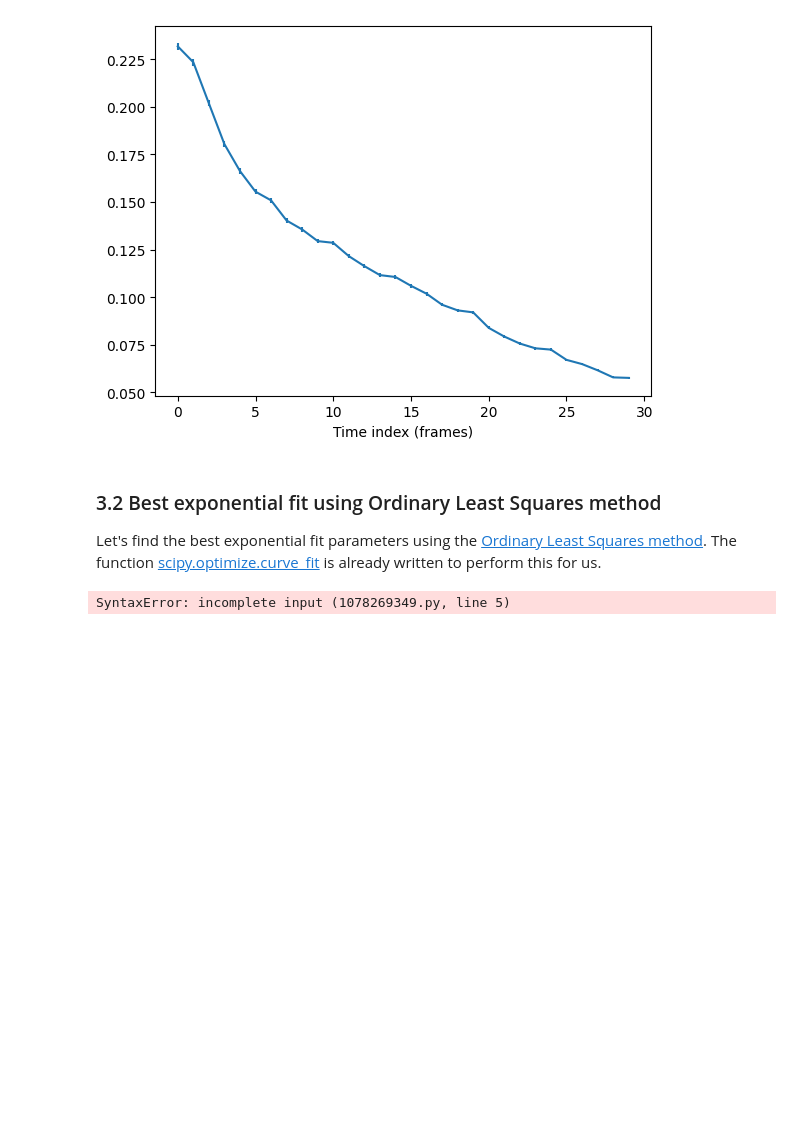
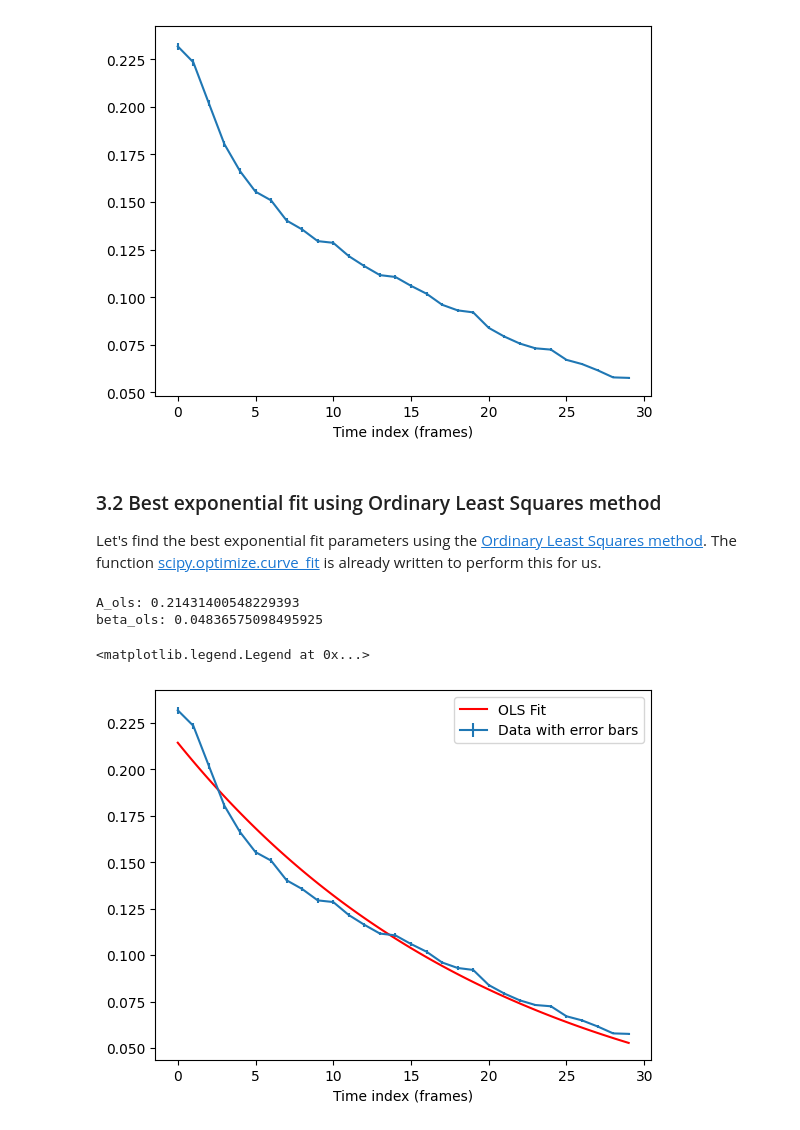
Before and after one commit to Marlon-Jost/PHYS5318_Experiemnt_2, a Jupyter notebook: PHYS5318_Lab2_femtosecond-2.ipynb, the cells around one changed output. Drawn from its saved outputs; the diff is of its cells as text; code cells hidden in the pictures; blank space fills up the shorter version.

```diff
--- a/PHYS5318_Lab2_femtosecond-2.ipynb
+++ b/PHYS5318_Lab2_femtosecond-2.ipynb
@@ -254,14 +254,29 @@ Let's find the best exponential fit parameters using the [Ordinary Least Squares
 # Name this function `func_exp`.
 # For example this is how to use the function to calculate `1.2 * exp(-2.0*0.1)` (A = 1.2, beta = 2.0, t = 0.1): `func_exp(0.1, 1.2, 2.0)` this should return the value of `1.2 * exp(-2.0*0.1)`.
 def func_exp(t, A, beta):
-    # Your code
+    return A * np.exp(-beta * t)
-# %% [output]
-SyntaxError: incomplete input (1078269349.py, line 5)
 # %%
 # Q3.2.2: following the documentation of `scipy.optimize.curve_fit`, and using `func_exp` and `intensities_mu`,
 # find best exponential fit parameters using Ordinary Least Squares.
 # Name these parameters `A_ols` and `beta_ols` and print them.
 # Hint: you might need to use the argument `p0` explicitly
+
+from scipy.optimize import curve_fit
+popt, pcov = curve_fit(func_exp, ts, intensities_mu, p0=(1.0, 1.))
+A_ols, beta_ols = popt
+print("A_ols:", A_ols)
+print("beta_ols:", beta_ols)
+# %% [output]
+A_ols: 0.21431400548229393
+beta_ols: 0.04836575098495925
 # %%
 # Q3.2.4: plot the error bar for `intensities_mu` vs `ts` (errors equal to `intensities_ste`), and
 # add best fit exponentials using parameters from OLS
+plt.errorbar(ts, intensities_mu, yerr=intensities_ste, label='Data with error bars')
+t_fit = np.linspace(0, n_times-1, 100)
+plt.plot(t_fit, func_exp(t_fit, A_ols, beta_ols), 'r-', label='OLS Fit')
+plt.xlabel('Time index (frames)')
+plt.legend()
+# %% [output]
+<matplotlib.legend.Legend at 0x...>
+[figure, added]
```
